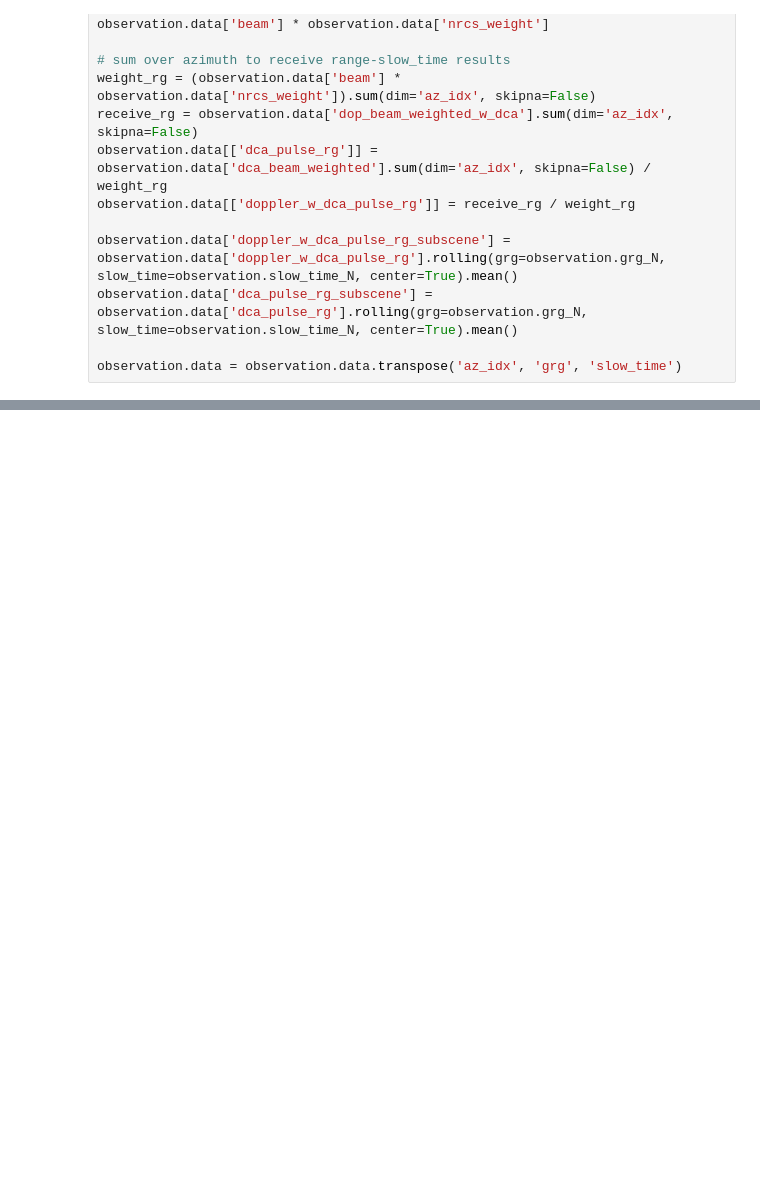
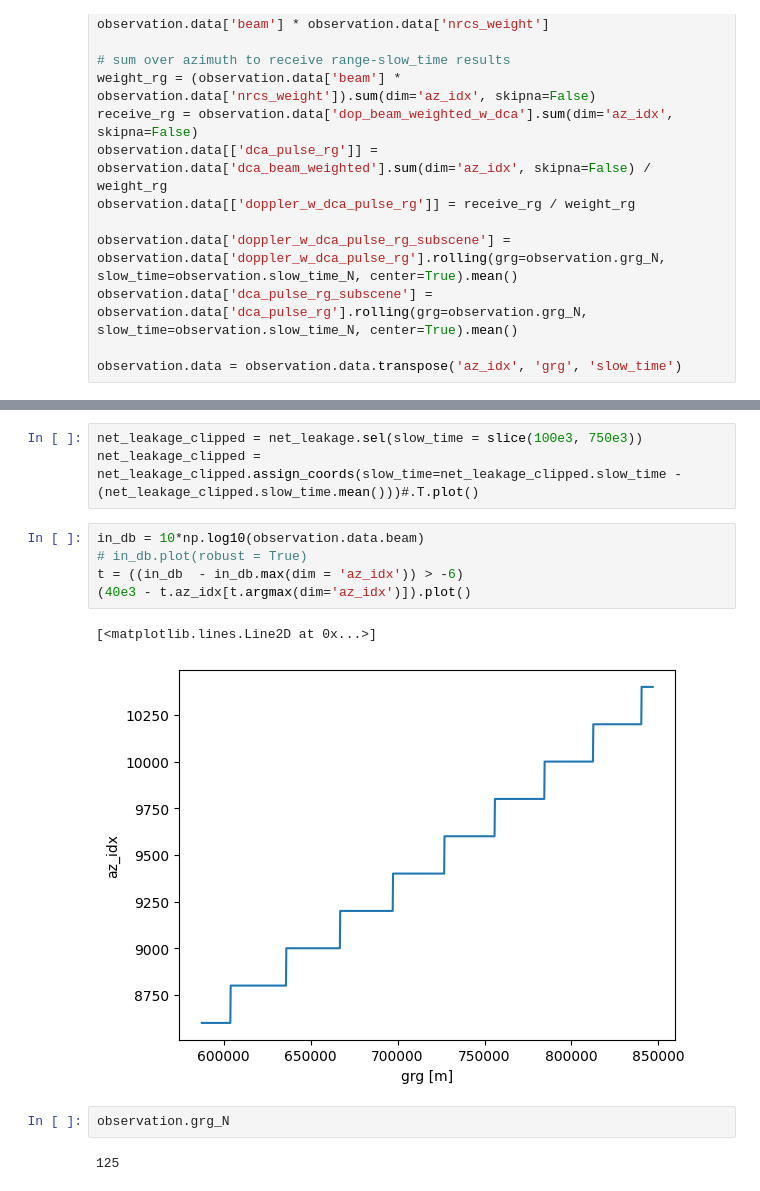
Before and after one commit to owenodriscoll/DopSCA_leakage, a Jupyter notebook: Sentinel1_analyses/analysis_azimuthal_autocorr.ipynb, the cells around one changed output, grey strips where cells are left out. Cells and saved outputs as stored; diff of their text form; blank space fills up the shorter version.

```diff
--- a/Sentinel1_analyses/analysis_azimuthal_autocorr.ipynb
+++ b/Sentinel1_analyses/analysis_azimuthal_autocorr.ipynb
@@ -168,0 +181,15 @@ xr.concat(t, dim='z').sum(dim='z').T.plot(robust = True)
+# %%
+net_leakage_clipped = net_leakage.sel(slow_time = slice(100e3, 750e3))
+net_leakage_clipped = net_leakage_clipped.assign_coords(slow_time=net_leakage_clipped.slow_time - (net_leakage_clipped.slow_time.mean()))#.T.plot()
+# %%
+in_db = 10*np.log10(observation.data.beam)
+# in_db.plot(robust = True)
+t = ((in_db  - in_db.max(dim = 'az_idx')) > -6)
+(40e3 - t.az_idx[t.argmax(dim='az_idx')]).plot()
+# %% [output]
+[<matplotlib.lines.Line2D at 0x...>]
+[figure, added]
+# %%
+observation.grg_N
+# %% [output]
+125
```
Also changed, not shown: parts of 9 cells of this notebook, 6 other files.
